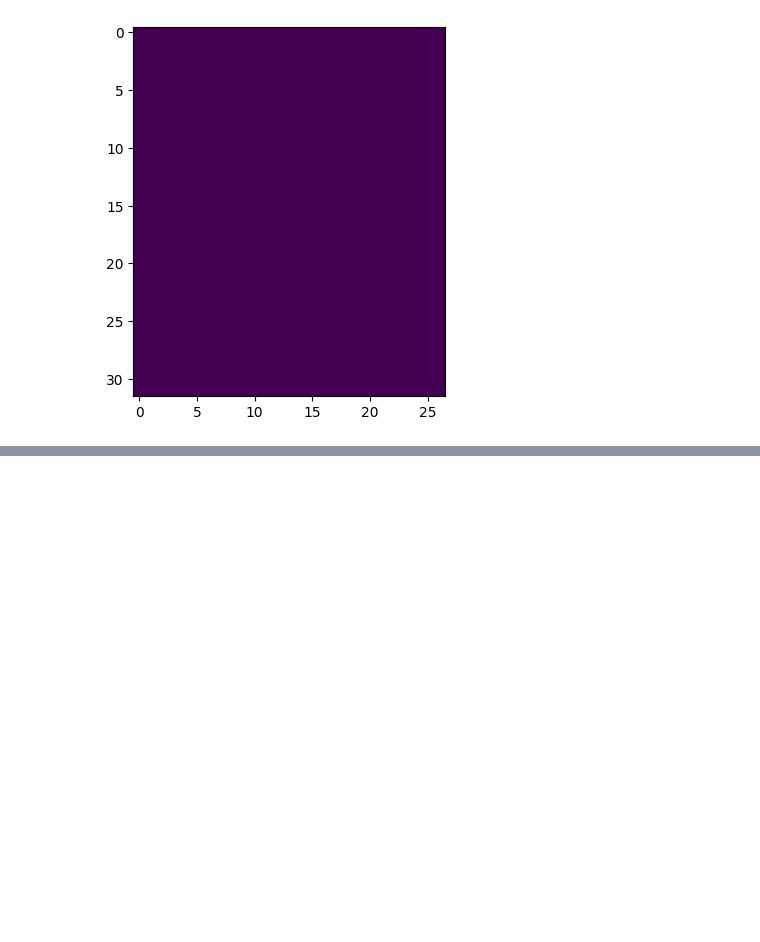
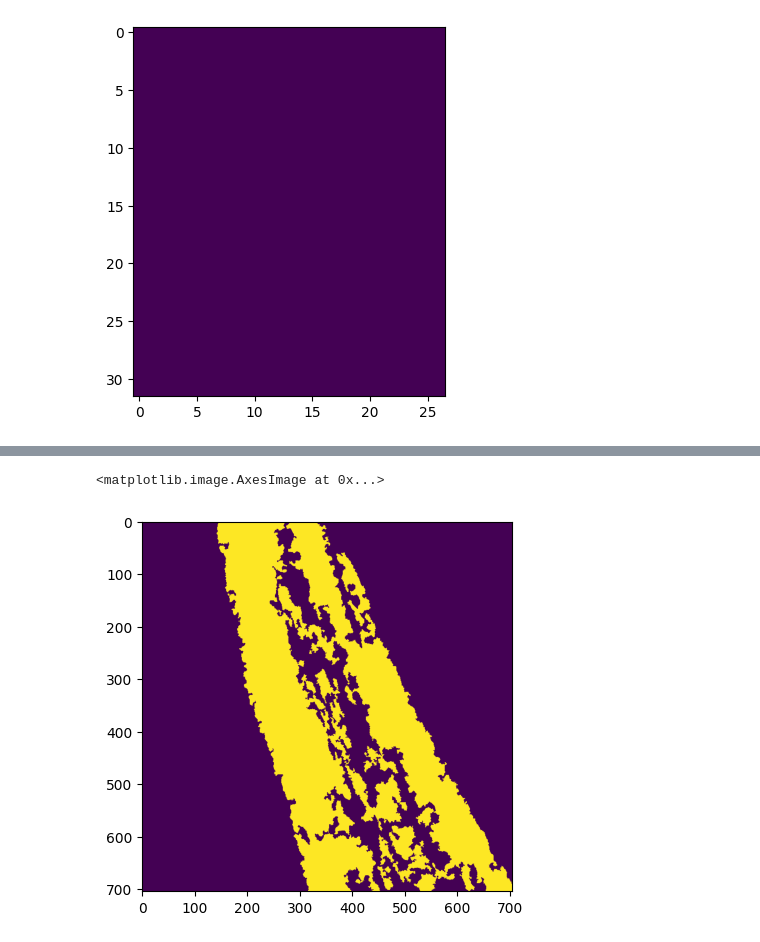
Before and after one commit to vaioic/OIC-201_Analyzing_mito_content_mtDNA, a Jupyter notebook: analyze_images.ipynb, the cells around one changed output, grey strips where cells are left out. Cells and saved outputs as stored; diff of their text form; code cells hidden in the pictures; blank space fills up the shorter version.

```diff
--- a/analyze_images.ipynb
+++ b/analyze_images.ipynb
@@ -198,0 +226,15 @@ plt.imshow(mask)
+# %%
+thLvl = skimage.filters.threshold_li(combinedImage_cleaned)
+mask_tail = combinedImage_cleaned > thLvl
+
+mask_tail = skimage.morphology.remove_small_objects(mask_tail, 500)
+mask_tail = skimage.morphology.remove_small_holes(mask_tail, 500)
+mask_tail = ndimage.binary_fill_holes(mask_tail)
+
+mask_tail_chull = skimage.morphology.convex_hull_image(mask_tail)
+
+
+plt.imshow(mask_tail)
+# %% [output]
+<matplotlib.image.AxesImage at 0x...>
+[figure, added]
```
Also changed, not shown: parts of 3 cells of this notebook.
